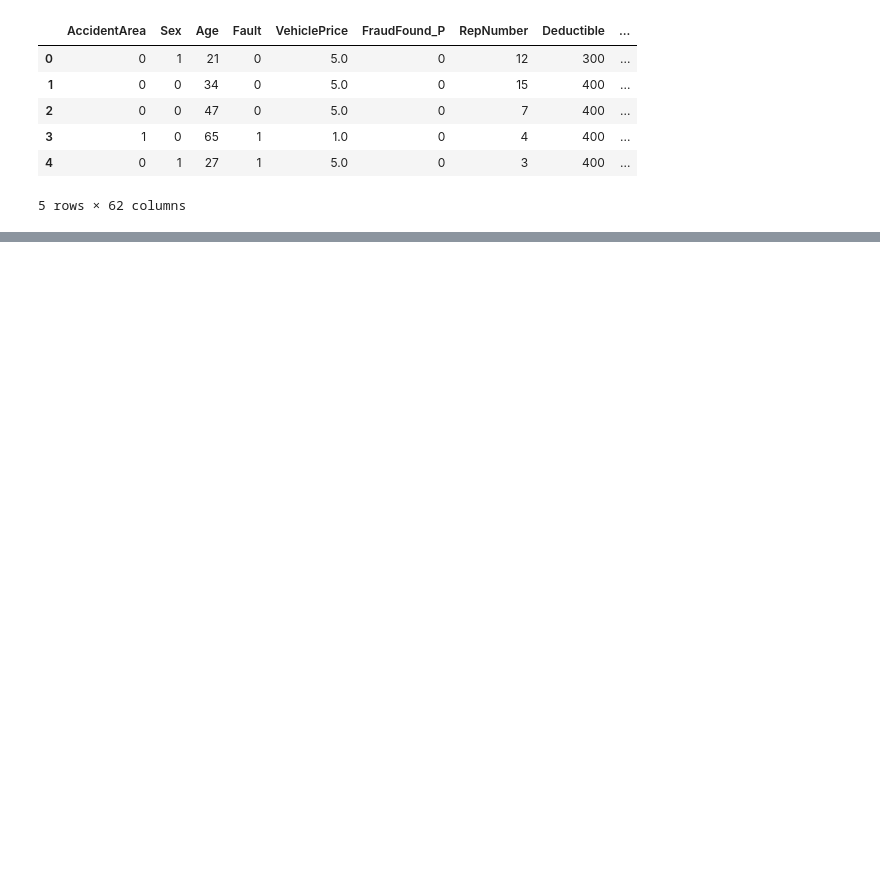
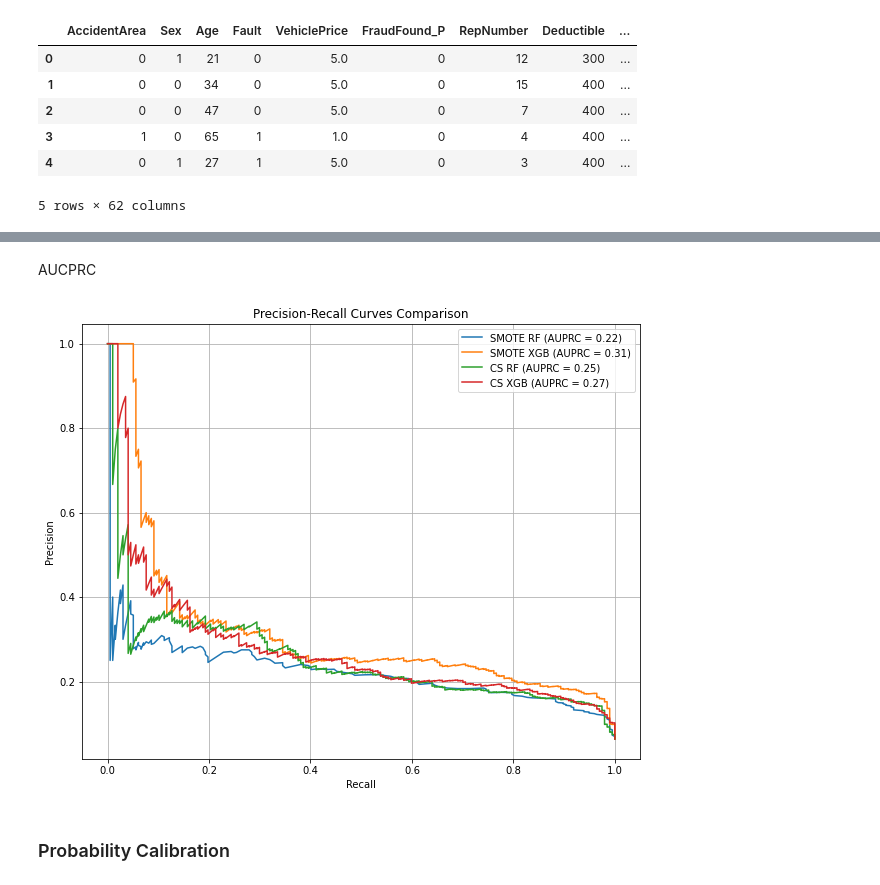
Before and after one commit to IanChen-ML/Insurance-Data-Analytics, a Jupyter notebook: Prediction.ipynb, the cells around one changed output, grey strips where cells are left out. Drawn from its saved outputs; the diff is of its cells as text; code cells hidden in the pictures; blank space fills up the shorter version.

```diff
--- a/Prediction.ipynb
+++ b/Prediction.ipynb
@@ -225,0 +582,36 @@ UnicodeDecodeError: 'utf-8' codec can't decode byte 0xbb in position 220: invali
+# %% [markdown]
+AUCPRC
+# %%
+precision1, recall1, _ = precision_recall_curve(y_test, smote_rf_prob)
+auprc1 = auc(recall1, precision1)
+
+precision2, recall2, _ = precision_recall_curve(y_test, smote_xgb_prob)
+auprc2 = auc(recall2, precision2)
+
+precision3, recall3, _ = precision_recall_curve(y_test, cs_rf_prob)
+auprc3 = auc(recall3, precision3)
+
+precision4, recall4, _ = precision_recall_curve(y_test, cs_xgb_prob)
+auprc4 = auc(recall4, precision4)
+
+plt.figure(figsize=(10, 8))
+plt.plot(recall1, precision1, label=f'SMOTE RF (AUPRC = {auprc1:.2f})')
+plt.plot(recall2, precision2, label=f'SMOTE XGB (AUPRC = {auprc2:.2f})')
+plt.plot(recall3, precision3, label=f'CS RF (AUPRC = {auprc3:.2f})')
+plt.plot(recall4, precision4, label=f'CS XGB (AUPRC = {auprc4:.2f})')
+
+# Adding labels and title
+plt.xlabel('Recall')
+plt.ylabel('Precision')
+plt.title('Precision-Recall Curves Comparison')
+plt.legend(loc='best')
+
+# Adding a grid
+plt.grid(True)
+
+# Show the plot
+plt.show()
+# %% [output]
+[figure, added]
+# %% [markdown]
+### Probability Calibration
```
Also changed, not shown: parts of 65 cells of this notebook.
